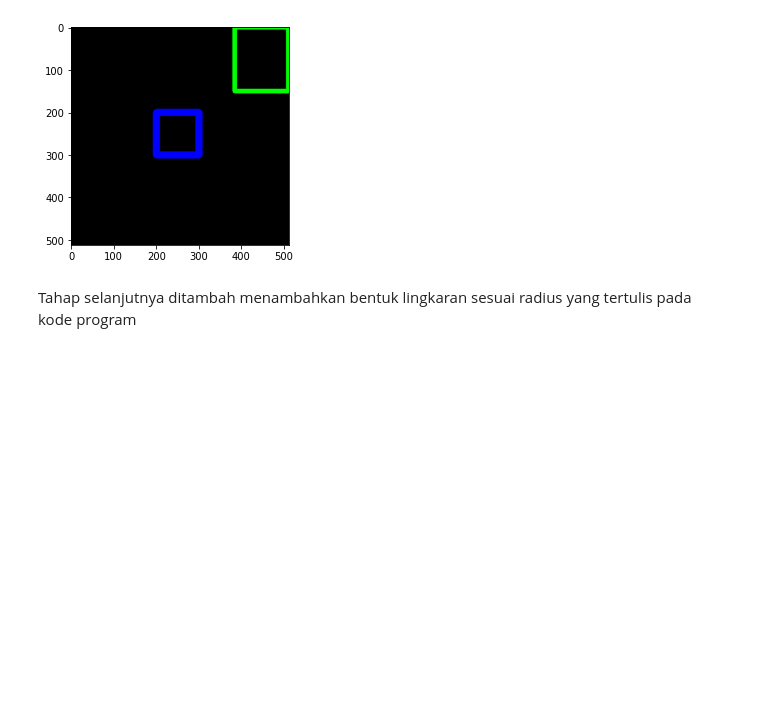
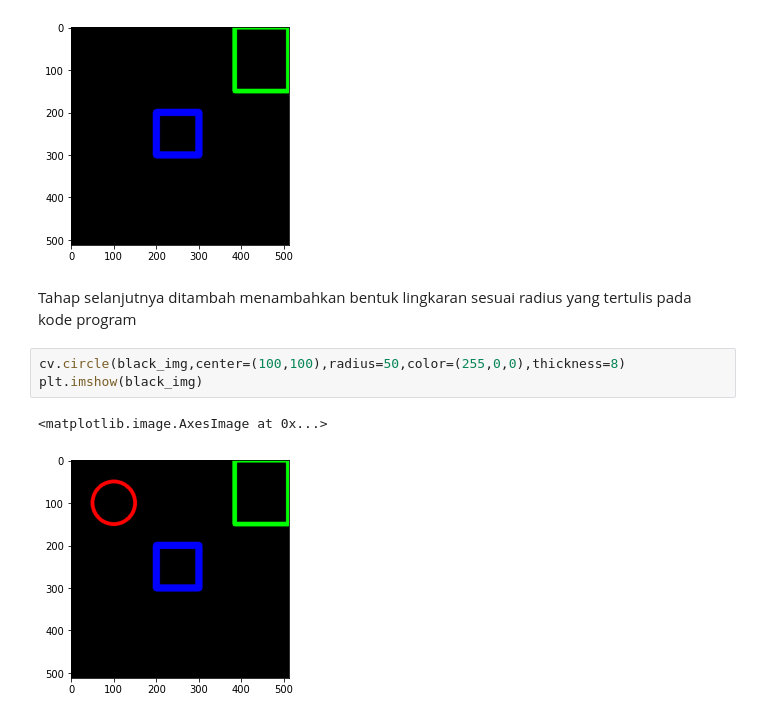
Before and after one commit to b-bella99/PCVK_Genap_2021, a Jupyter notebook: Week2.ipynb, the cells around one changed output. Saved outputs shown, nothing was run; the diff lists cells and outputs as text; blank space fills up the shorter version.

```diff
--- a/Week2.ipynb
+++ b/Week2.ipynb
@@ -105,3 +105,9 @@ plt.imshow(black_img)
 [figure]
 # %% [markdown]
 Tahap selanjutnya ditambah menambahkan bentuk lingkaran sesuai radius yang tertulis pada kode program
+# %%
+cv.circle(black_img,center=(100,100),radius=50,color=(255,0,0),thickness=8)
+plt.imshow(black_img)
+# %% [output]
+<matplotlib.image.AxesImage at 0x...>
+[figure, added]
```
Also changed, not shown: parts of 12 cells of this notebook.
